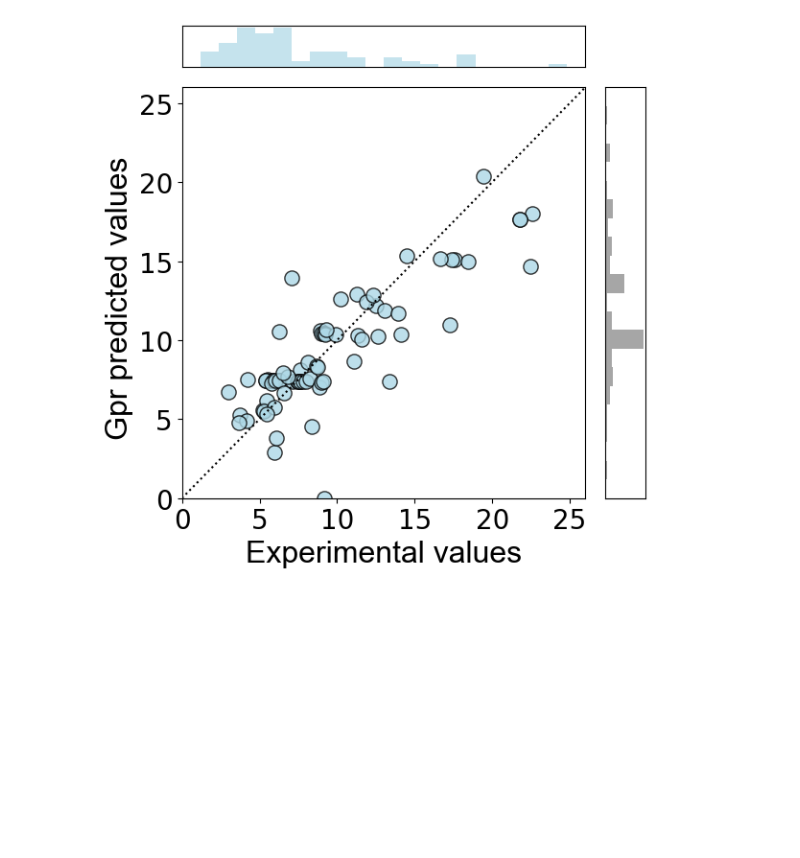
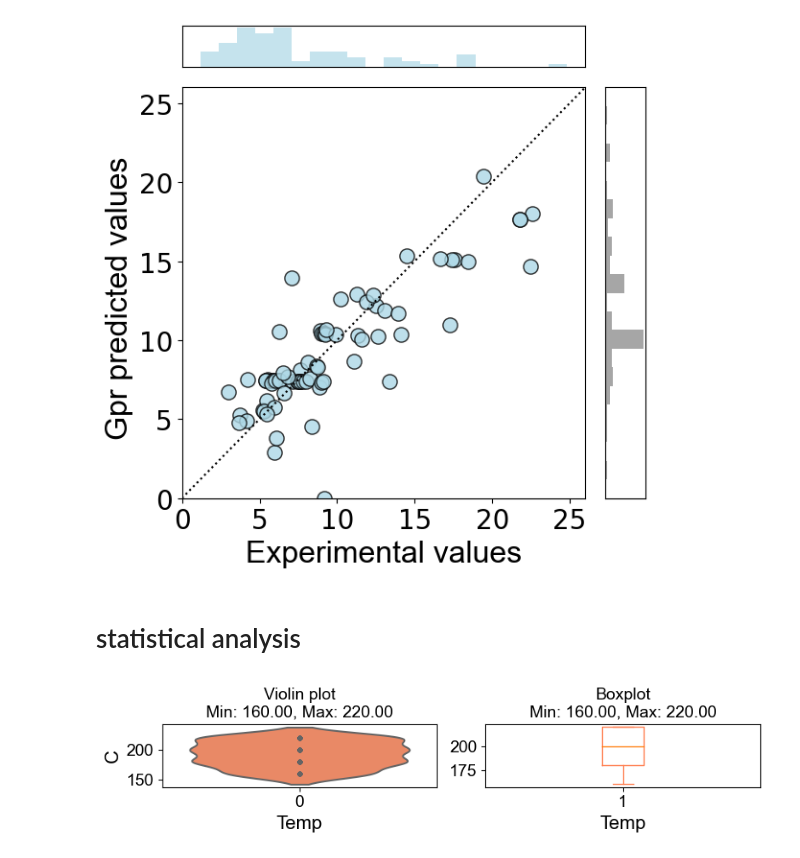
Before and after one commit to Bin-Cao/TCGPR, a Jupyter notebook: papers/GST/MLfitting/GPR.ipynb, the cells around one changed output. Saved outputs shown, nothing was run; the diff lists cells and outputs as text; code cells hidden in the pictures; blank space fills up the shorter version.

```diff
--- a/papers/GST/MLfitting/GPR.ipynb
+++ b/papers/GST/MLfitting/GPR.ipynb
@@ -812,3 +812,48 @@ plt.savefig('tcgprres.png', dpi=800)
 plt.savefig('tcgprres.svg', dpi=800)
 # %% [output]
 [figure]
+# %% [markdown]
+# statistical analysis
+# %%
+import numpy as np
+import matplotlib.pyplot as plt
+import seaborn as sns
+import pandas as pd
+
+# 生成一些随机数据
+data = pd.read_csv('originaldata.csv')
+name = 'Temp'
+_data = np.array(pd.DataFrame(data, columns=[name]))
+
+# 计算数据的统计特征
+mean = np.mean(_data)
+median = np.median(_data)
+minimum = np.min(_data)
+maximum = np.max(_data)
+# 设置Arial字体
+plt.rcParams['font.family'] = 'Arial'
+# 描绘数据的统计特征
+plt.figure(figsize=(8, 2))
+
+
+# 绘制箱线图和带有观测值的小提琴图
+plt.subplot(1, 2, 1)
+sns.violinplot(data=_data, inner='point', color='coral')  # 修改颜色为橘红色
+plt.title('Violin plot\nMin: {:.2f}, Max: {:.2f}'.format(minimum, maximum), fontsize=14)
+plt.ylabel('C',fontsize=16)
+plt.xlabel(name,fontsize=16)
+plt.tick_params(axis='both', which='major', labelsize=14)
+
+# 绘制箱线图
+plt.subplot(1, 2, 2)
+plt.boxplot(_data, boxprops=dict(color="coral"), whiskerprops=dict(color="coral"), capprops=dict(color="coral"))  # 修改颜色为橘红色
+plt.title('Boxplot\nMin: {:.2f}, Max: {:.2f}'.format(minimum, maximum), fontsize=14)
+plt.xlabel(name,fontsize=16)
+plt.tick_params(axis='both', which='major', labelsize=14)
+
+plt.tight_layout()
+plt.savefig('{}.png'.format(name))
+plt.savefig('{}.svg'.format(name))
+plt.show()
+# %% [output]
+[figure, added]
```
Also changed, not shown: parts of 3 cells of this notebook, 27 other files.
